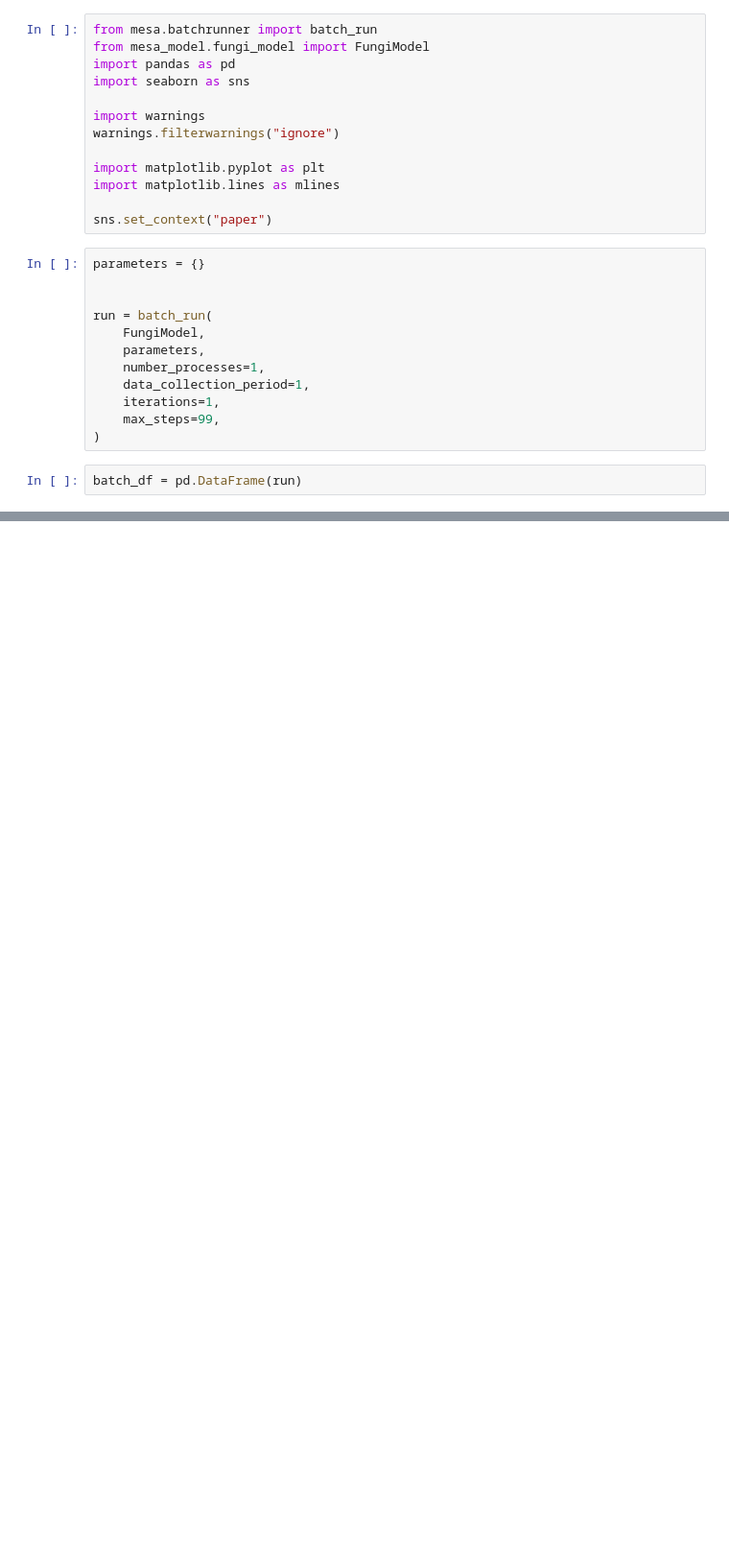
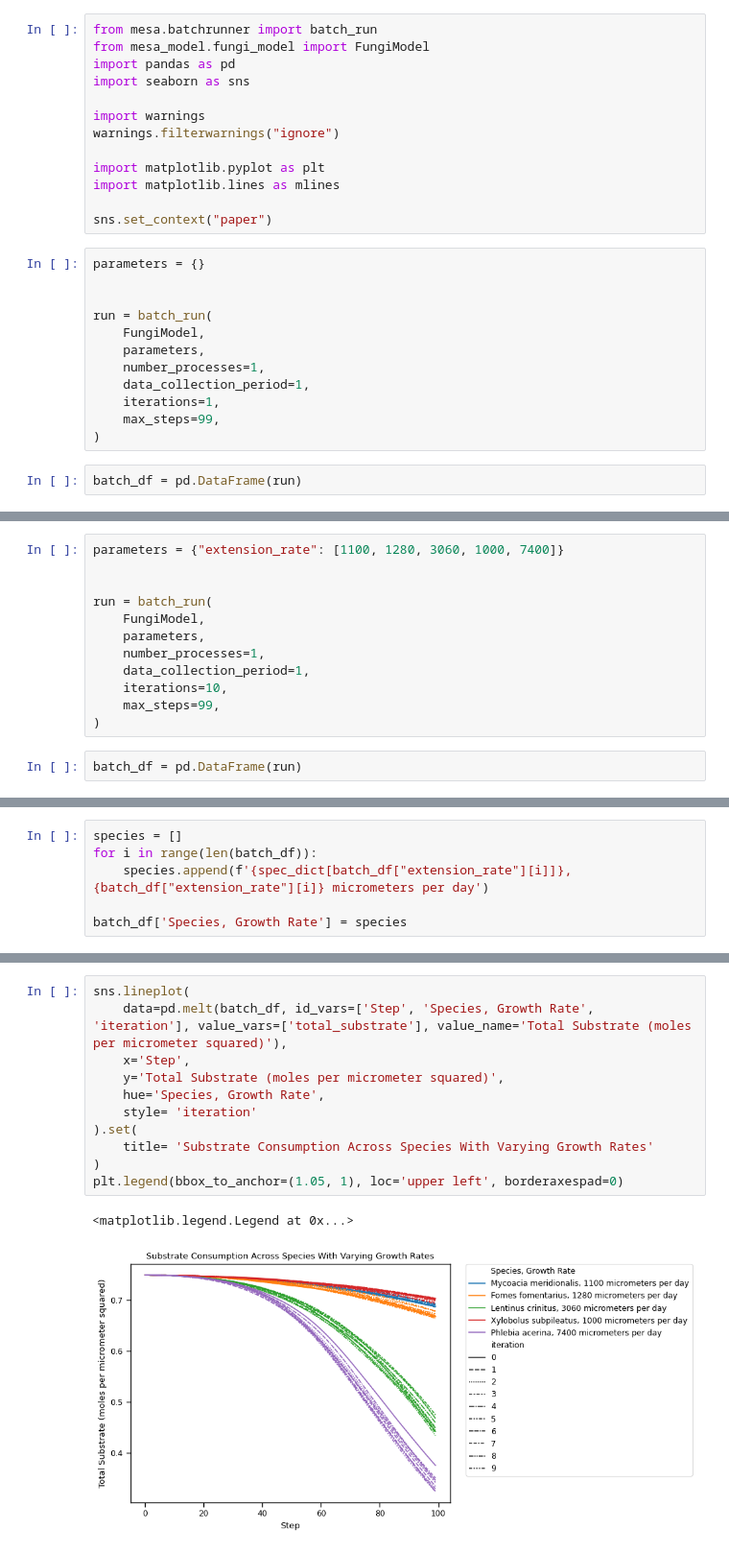
Before and after one commit to tedbjurlin/fungi-final-project-285, a Jupyter notebook: fungi.ipynb, the cells around one changed output, grey strips where cells are left out. Shown: that part at 96% size. Drawn from its saved outputs; the diff is of its cells as text; blank space fills up the shorter version.

```diff
--- a/fungi.ipynb
+++ b/fungi.ipynb
@@ -75,0 +106,14 @@ sns.lineplot(data=batch_df["total_substrate"], color="b", ax=ax2)
+# %%
+parameters = {"extension_rate": [1100, 1280, 3060, 1000, 7400]}
+
+
+run = batch_run(
+    FungiModel,
+    parameters,
+    number_processes=1,
+    data_collection_period=1,
+    iterations=10,
+    max_steps=99,
+)
+# %%
+batch_df = pd.DataFrame(run)
@@ -75,0 +181,6 @@ sns.lineplot(data=batch_df["total_substrate"], color="b", ax=ax2)
+# %%
+species = []
+for i in range(len(batch_df)):
+    species.append(f'{spec_dict[batch_df["extension_rate"][i]]}, {batch_df["extension_rate"][i]} micrometers per day')
+
+batch_df['Species, Growth Rate'] = species
@@ -75,0 +207,14 @@ sns.lineplot(data=batch_df["total_substrate"], color="b", ax=ax2)
+# %%
+sns.lineplot(
+    data=pd.melt(batch_df, id_vars=['Step', 'Species, Growth Rate', 'iteration'], value_vars=['total_substrate'], value_name='Total Substrate (moles per micrometer squared)'),
+    x='Step',
+    y='Total Substrate (moles per micrometer squared)',
+    hue='Species, Growth Rate',
+    style= 'iteration'
+).set(
+    title= 'Substrate Consumption Across Species With Varying Growth Rates'
+)
+plt.legend(bbox_to_anchor=(1.05, 1), loc='upper left', borderaxespad=0)
+# %% [output]
+<matplotlib.legend.Legend at 0x...>
+[figure, added]
```
Also changed, not shown: parts of 14 cells of this notebook, 4 other files.
